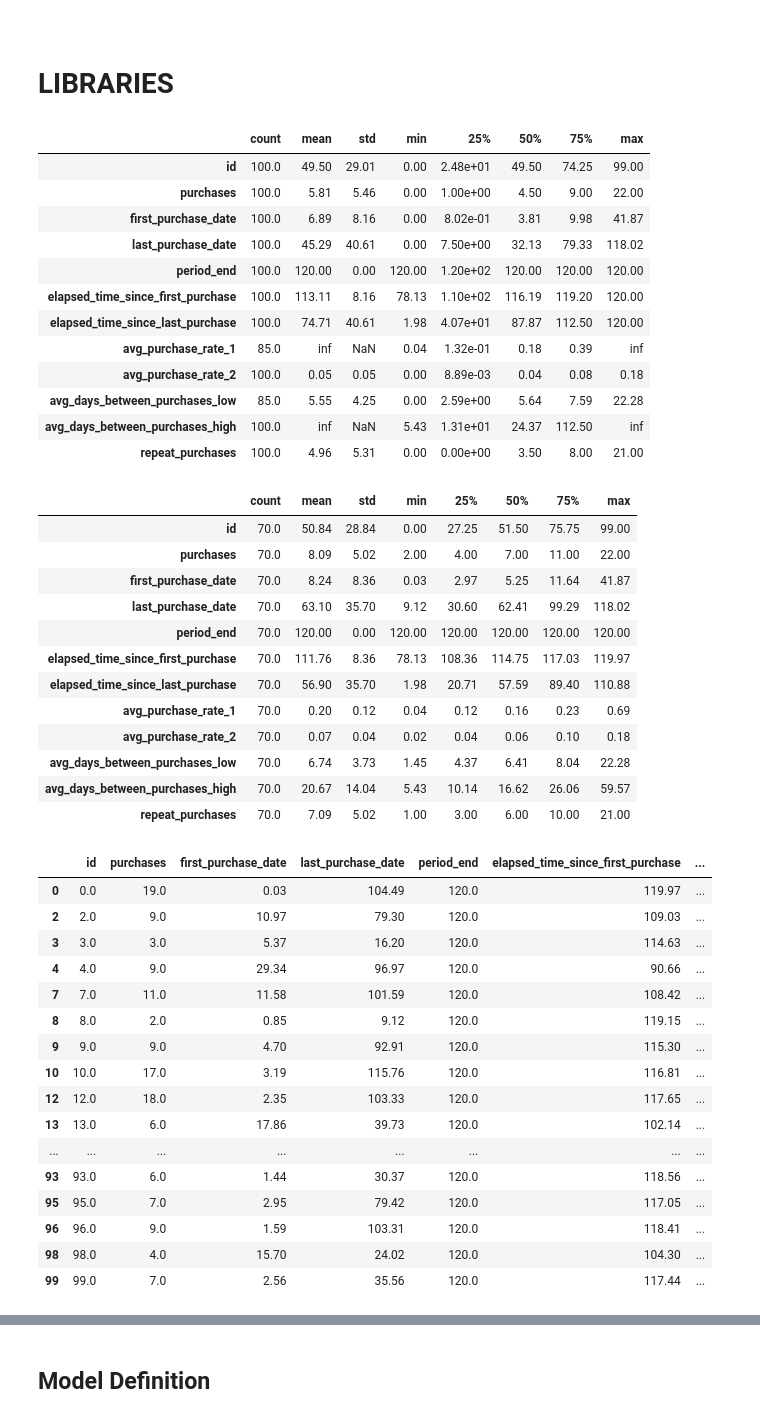
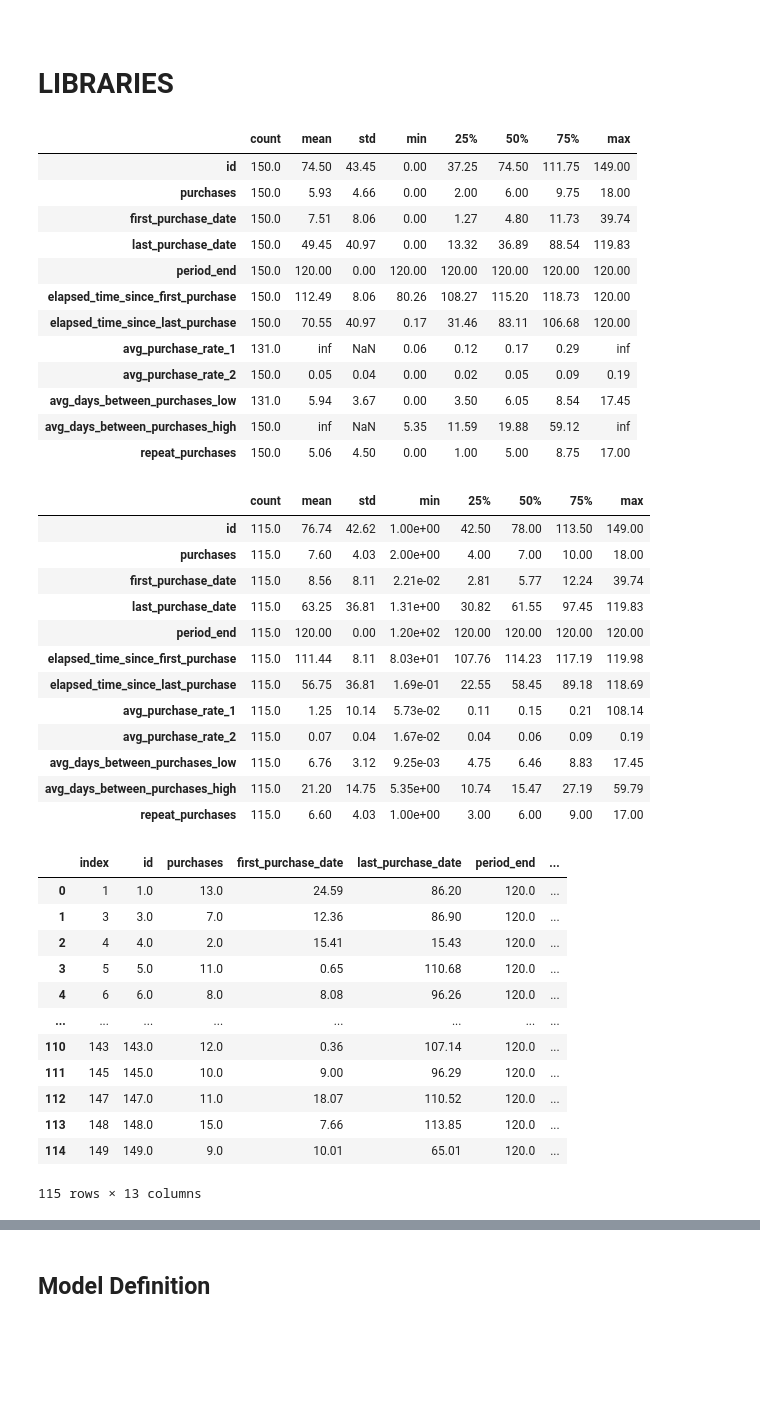
Before and after one commit to seanreed1111/colab-demos, a Jupyter notebook: pareto_nbd_original_numpyro_informative_priors.ipynb, the cells around one changed output, grey strips where cells are left out. Saved outputs shown, nothing was run; the diff lists cells and outputs as text; code cells hidden in the pictures; blank space fills up the shorter version.

```diff
--- a/pareto_nbd_original_numpyro_informative_priors.ipynb
+++ b/pareto_nbd_original_numpyro_informative_priors.ipynb
@@ -95,59 +95,55 @@ def make_dfs(n=100):
   df.loc[:, 'repeat_purchases'] = np.where(df['purchases'] >1, df['purchases'] - 1, 0)
   return pd.DataFrame(transaction_table, columns=['id','purchase_number','purchase_date']), df
 # %%
-df_transactions, df = make_dfs(n=100)
+df_transactions, df = make_dfs(n=150)
 df.describe().T
 # %% [output]
 |  | count | mean | std | min | 25% | 50% | 75% | max |
-| id | 100.0 | 49.50 | 29.01 | 0.00 | 2.48e+01 | 49.50 | 74.25 | 99.00 |
-| purchases | 100.0 | 5.81 | 5.46 | 0.00 | 1.00e+00 | 4.50 | 9.00 | 22.00 |
-| first_purchase_date | 100.0 | 6.89 | 8.16 | 0.00 | 8.02e-01 | 3.81 | 9.98 | 41.87 |
-| last_purchase_date | 100.0 | 45.29 | 40.61 | 0.00 | 7.50e+00 | 32.13 | 79.33 | 118.02 |
-| period_end | 100.0 | 120.00 | 0.00 | 120.00 | 1.20e+02 | 120.00 | 120.00 | 120.00 |
-| elapsed_time_since_first_purchase | 100.0 | 113.11 | 8.16 | 78.13 | 1.10e+02 | 116.19 | 119.20 | 120.00 |
-| elapsed_time_since_last_purchase | 100.0 | 74.71 | 40.61 | 1.98 | 4.07e+01 | 87.87 | 112.50 | 120.00 |
-| avg_purchase_rate_1 | 85.0 | inf | NaN | 0.04 | 1.32e-01 | 0.18 | 0.39 | inf |
-| avg_purchase_rate_2 | 100.0 | 0.05 | 0.05 | 0.00 | 8.89e-03 | 0.04 | 0.08 | 0.18 |
-| avg_days_between_purchases_low | 85.0 | 5.55 | 4.25 | 0.00 | 2.59e+00 | 5.64 | 7.59 | 22.28 |
-| avg_days_between_purchases_high | 100.0 | inf | NaN | 5.43 | 1.31e+01 | 24.37 | 112.50 | inf |
-| repeat_purchases | 100.0 | 4.96 | 5.31 | 0.00 | 0.00e+00 | 3.50 | 8.00 | 21.00 |
+| id | 150.0 | 74.50 | 43.45 | 0.00 | 37.25 | 74.50 | 111.75 | 149.00 |
+| purchases | 150.0 | 5.93 | 4.66 | 0.00 | 2.00 | 6.00 | 9.75 | 18.00 |
+| first_purchase_date | 150.0 | 7.51 | 8.06 | 0.00 | 1.27 | 4.80 | 11.73 | 39.74 |
+| last_purchase_date | 150.0 | 49.45 | 40.97 | 0.00 | 13.32 | 36.89 | 88.54 | 119.83 |
+| period_end | 150.0 | 120.00 | 0.00 | 120.00 | 120.00 | 120.00 | 120.00 | 120.00 |
+| elapsed_time_since_first_purchase | 150.0 | 112.49 | 8.06 | 80.26 | 108.27 | 115.20 | 118.73 | 120.00 |
+| elapsed_time_since_last_purchase | 150.0 | 70.55 | 40.97 | 0.17 | 31.46 | 83.11 | 106.68 | 120.00 |
+| avg_purchase_rate_1 | 131.0 | inf | NaN | 0.06 | 0.12 | 0.17 | 0.29 | inf |
+| avg_purchase_rate_2 | 150.0 | 0.05 | 0.04 | 0.00 | 0.02 | 0.05 | 0.09 | 0.19 |
+| avg_days_between_purchases_low | 131.0 | 5.94 | 3.67 | 0.00 | 3.50 | 6.05 | 8.54 | 17.45 |
+| avg_days_between_purchases_high | 150.0 | inf | NaN | 5.35 | 11.59 | 19.88 | 59.12 | inf |
+| repeat_purchases | 150.0 | 5.06 | 4.50 | 0.00 | 1.00 | 5.00 | 8.75 | 17.00 |
 # %%
 data = df[df['repeat_purchases'] >= 1.].copy() #only repeat customers
 data.describe().T
 # %% [output]
 |  | count | mean | std | min | 25% | 50% | 75% | max |
-| id | 70.0 | 50.84 | 28.84 | 0.00 | 27.25 | 51.50 | 75.75 | 99.00 |
-| purchases | 70.0 | 8.09 | 5.02 | 2.00 | 4.00 | 7.00 | 11.00 | 22.00 |
-| first_purchase_date | 70.0 | 8.24 | 8.36 | 0.03 | 2.97 | 5.25 | 11.64 | 41.87 |
-| last_purchase_date | 70.0 | 63.10 | 35.70 | 9.12 | 30.60 | 62.41 | 99.29 | 118.02 |
-| period_end | 70.0 | 120.00 | 0.00 | 120.00 | 120.00 | 120.00 | 120.00 | 120.00 |
-| elapsed_time_since_first_purchase | 70.0 | 111.76 | 8.36 | 78.13 | 108.36 | 114.75 | 117.03 | 119.97 |
-| elapsed_time_since_last_purchase | 70.0 | 56.90 | 35.70 | 1.98 | 20.71 | 57.59 | 89.40 | 110.88 |
-| avg_purchase_rate_1 | 70.0 | 0.20 | 0.12 | 0.04 | 0.12 | 0.16 | 0.23 | 0.69 |
-| avg_purchase_rate_2 | 70.0 | 0.07 | 0.04 | 0.02 | 0.04 | 0.06 | 0.10 | 0.18 |
-| avg_days_between_purchases_low | 70.0 | 6.74 | 3.73 | 1.45 | 4.37 | 6.41 | 8.04 | 22.28 |
-| avg_days_between_purchases_high | 70.0 | 20.67 | 14.04 | 5.43 | 10.14 | 16.62 | 26.06 | 59.57 |
-| repeat_purchases | 70.0 | 7.09 | 5.02 | 1.00 | 3.00 | 6.00 | 10.00 | 21.00 |
+| id | 115.0 | 76.74 | 42.62 | 1.00e+00 | 42.50 | 78.00 | 113.50 | 149.00 |
+| purchases | 115.0 | 7.60 | 4.03 | 2.00e+00 | 4.00 | 7.00 | 10.00 | 18.00 |
+| first_purchase_date | 115.0 | 8.56 | 8.11 | 2.21e-02 | 2.81 | 5.77 | 12.24 | 39.74 |
+| last_purchase_date | 115.0 | 63.25 | 36.81 | 1.31e+00 | 30.82 | 61.55 | 97.45 | 119.83 |
+| period_end | 115.0 | 120.00 | 0.00 | 1.20e+02 | 120.00 | 120.00 | 120.00 | 120.00 |
+| elapsed_time_since_first_purchase | 115.0 | 111.44 | 8.11 | 8.03e+01 | 107.76 | 114.23 | 117.19 | 119.98 |
+| elapsed_time_since_last_purchase | 115.0 | 56.75 | 36.81 | 1.69e-01 | 22.55 | 58.45 | 89.18 | 118.69 |
+| avg_purchase_rate_1 | 115.0 | 1.25 | 10.14 | 5.73e-02 | 0.11 | 0.15 | 0.21 | 108.14 |
+| avg_purchase_rate_2 | 115.0 | 0.07 | 0.04 | 1.67e-02 | 0.04 | 0.06 | 0.09 | 0.19 |
+| avg_days_between_purchases_low | 115.0 | 6.76 | 3.12 | 9.25e-03 | 4.75 | 6.46 | 8.83 | 17.45 |
+| avg_days_between_purchases_high | 115.0 | 21.20 | 14.75 | 5.35e+00 | 10.74 | 15.47 | 27.19 | 59.79 |
+| repeat_purchases | 115.0 | 6.60 | 4.03 | 1.00e+00 | 3.00 | 6.00 | 9.00 | 17.00 |
 # %%
 pd.set_option('display.max_rows', 100)
-data
+data.reset_index()
 # %% [output]
-|  | id | purchases | first_purchase_date | last_purchase_date | period_end | elapsed_time_since_first_purchase | ... |
-| 0 | 0.0 | 19.0 | 0.03 | 104.49 | 120.0 | 119.97 | ... |
-| 2 | 2.0 | 9.0 | 10.97 | 79.30 | 120.0 | 109.03 | ... |
-| 3 | 3.0 | 3.0 | 5.37 | 16.20 | 120.0 | 114.63 | ... |
-| 4 | 4.0 | 9.0 | 29.34 | 96.97 | 120.0 | 90.66 | ... |
-| 7 | 7.0 | 11.0 | 11.58 | 101.59 | 120.0 | 108.42 | ... |
-| 8 | 8.0 | 2.0 | 0.85 | 9.12 | 120.0 | 119.15 | ... |
-| 9 | 9.0 | 9.0 | 4.70 | 92.91 | 120.0 | 115.30 | ... |
-| 10 | 10.0 | 17.0 | 3.19 | 115.76 | 120.0 | 116.81 | ... |
-| 12 | 12.0 | 18.0 | 2.35 | 103.33 | 120.0 | 117.65 | ... |
-| 13 | 13.0 | 6.0 | 17.86 | 39.73 | 120.0 | 102.14 | ... |
+|  | index | id | purchases | first_purchase_date | last_purchase_date | period_end | ... |
+| 0 | 1 | 1.0 | 13.0 | 24.59 | 86.20 | 120.0 | ... |
+| 1 | 3 | 3.0 | 7.0 | 12.36 | 86.90 | 120.0 | ... |
+| 2 | 4 | 4.0 | 2.0 | 15.41 | 15.43 | 120.0 | ... |
+| 3 | 5 | 5.0 | 11.0 | 0.65 | 110.68 | 120.0 | ... |
+| 4 | 6 | 6.0 | 8.0 | 8.08 | 96.26 | 120.0 | ... |
 | ... | ... | ... | ... | ... | ... | ... | ... |
-| 93 | 93.0 | 6.0 | 1.44 | 30.37 | 120.0 | 118.56 | ... |
-| 95 | 95.0 | 7.0 | 2.95 | 79.42 | 120.0 | 117.05 | ... |
-| 96 | 96.0 | 9.0 | 1.59 | 103.31 | 120.0 | 118.41 | ... |
-| 98 | 98.0 | 4.0 | 15.70 | 24.02 | 120.0 | 104.30 | ... |
-| 99 | 99.0 | 7.0 | 2.56 | 35.56 | 120.0 | 117.44 | ... |
+| 110 | 143 | 143.0 | 12.0 | 0.36 | 107.14 | 120.0 | ... |
+| 111 | 145 | 145.0 | 10.0 | 9.00 | 96.29 | 120.0 | ... |
+| 112 | 147 | 147.0 | 11.0 | 18.07 | 110.52 | 120.0 | ... |
+| 113 | 148 | 148.0 | 15.0 | 7.66 | 113.85 | 120.0 | ... |
+| 114 | 149 | 149.0 | 9.0 | 10.01 | 65.01 | 120.0 | ... |
+115 rows × 13 columns
 # %%
 t, T, x = jnp.array(data['last_purchase_date'].values), jnp.array(data['elapsed_time_since_first_purchase'].values), jnp.array(data['repeat_purchases'].values) #to conform to BTYD notation
```
Also changed, not shown: parts of 9 cells of this notebook.
